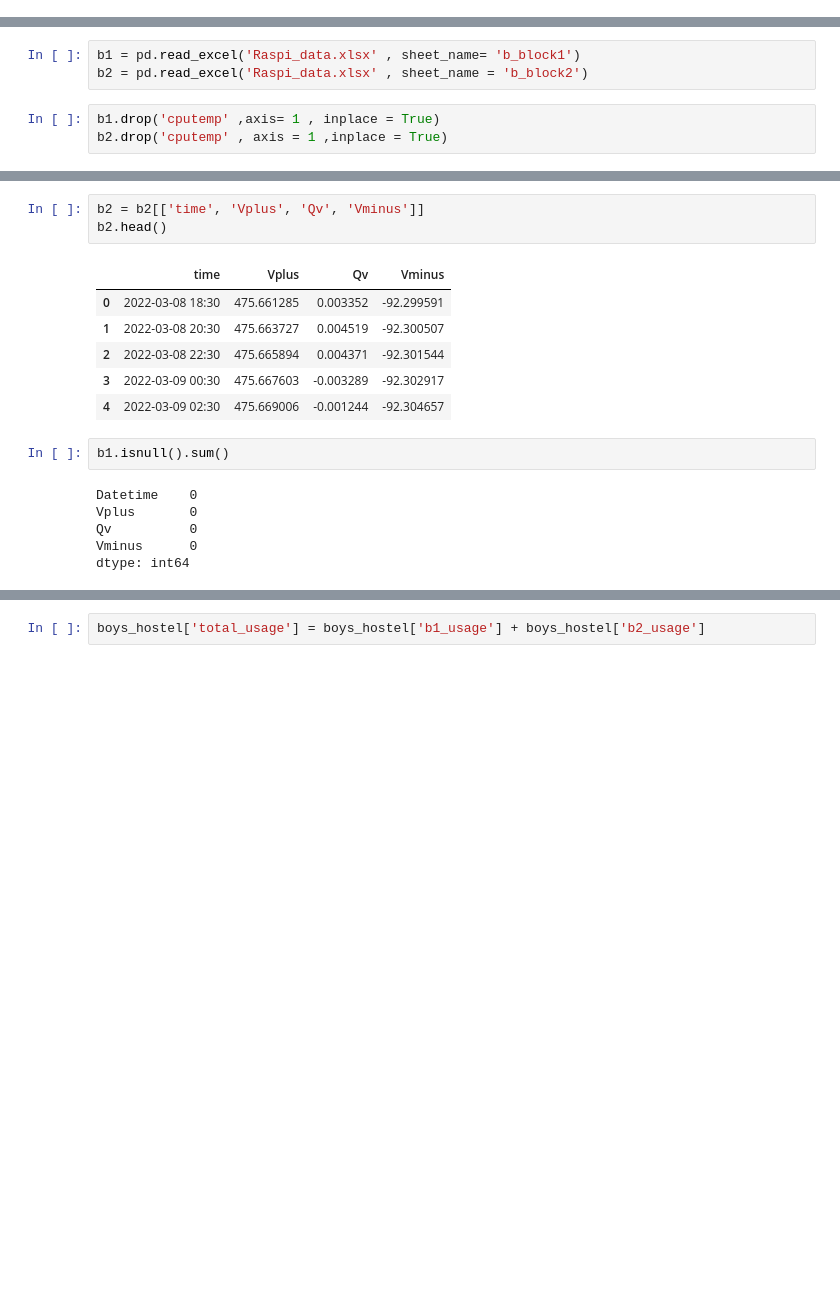
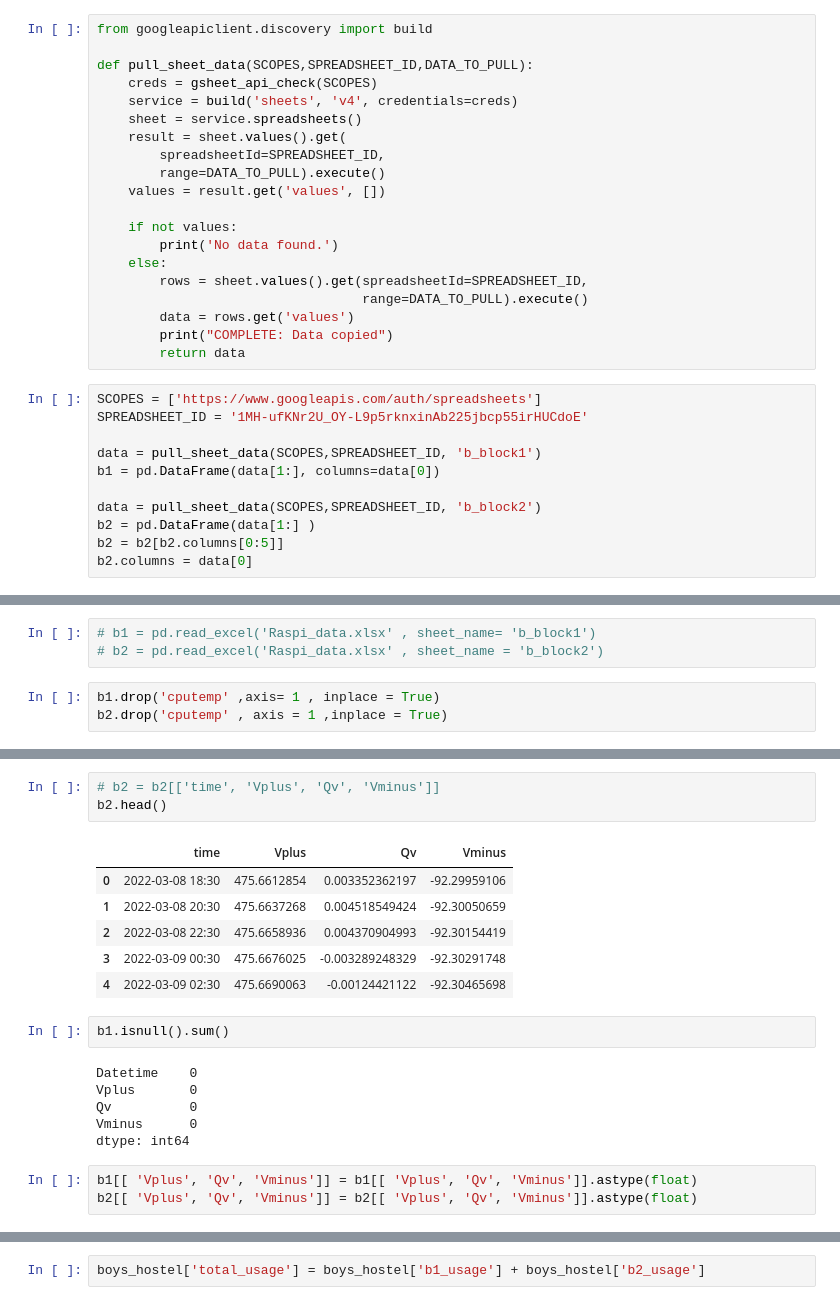
Before and after one commit to digital-twin-water-management/digital-twin-ml-model, a Jupyter notebook: b-block.ipynb, the cells around one changed output, grey strips where cells are left out. Saved outputs shown, nothing was run; the diff lists cells and outputs as text; blank space fills up the shorter version.

```diff
--- a/b-block.ipynb
+++ b/b-block.ipynb
@@ -4,0 +25,31 @@ import matplotlib.pyplot as plt
+# %%
+from googleapiclient.discovery import build
+
+def pull_sheet_data(SCOPES,SPREADSHEET_ID,DATA_TO_PULL):
+    creds = gsheet_api_check(SCOPES)
+    service = build('sheets', 'v4', credentials=creds)
+    sheet = service.spreadsheets()
+    result = sheet.values().get(
+        spreadsheetId=SPREADSHEET_ID,
+        range=DATA_TO_PULL).execute()
+    values = result.get('values', [])
+
+    if not values:
+        print('No data found.')
+    else:
+        rows = sheet.values().get(spreadsheetId=SPREADSHEET_ID,
+                                  range=DATA_TO_PULL).execute()
+        data = rows.get('values')
+        print("COMPLETE: Data copied")
+        return data
+# %%
+SCOPES = ['https://www.googleapis.com/auth/spreadsheets']
+SPREADSHEET_ID = '1MH-ufKNr2U_OY-L9p5rknxinAb225jbcp55irHUCdoE'
+
+data = pull_sheet_data(SCOPES,SPREADSHEET_ID, 'b_block1')
+b1 = pd.DataFrame(data[1:], columns=data[0])
+
+data = pull_sheet_data(SCOPES,SPREADSHEET_ID, 'b_block2')
+b2 = pd.DataFrame(data[1:] )
+b2 = b2[b2.columns[0:5]]
+b2.columns = data[0]
@@ -5,6 +59,6 @@ import matplotlib.pyplot as plt
 # %%
-b1 = pd.read_excel('Raspi_data.xlsx' , sheet_name= 'b_block1')
-b2 = pd.read_excel('Raspi_data.xlsx' , sheet_name = 'b_block2')
+# b1 = pd.read_excel('Raspi_data.xlsx' , sheet_name= 'b_block1')
+# b2 = pd.read_excel('Raspi_data.xlsx' , sheet_name = 'b_block2')
 # %%
 b1.drop('cputemp' ,axis= 1 , inplace = True)
 b2.drop('cputemp' , axis = 1 ,inplace = True)
@@ -20,13 +74,13 @@ b1.head()
 # %%
-b2 = b2[['time', 'Vplus', 'Qv', 'Vminus']]
+# b2 = b2[['time', 'Vplus', 'Qv', 'Vminus']]
 b2.head()
 # %% [output]
 |  | time | Vplus | Qv | Vminus |
-| 0 | 2022-03-08 18:30 | 475.661285 | 0.003352 | -92.299591 |
-| 1 | 2022-03-08 20:30 | 475.663727 | 0.004519 | -92.300507 |
-| 2 | 2022-03-08 22:30 | 475.665894 | 0.004371 | -92.301544 |
-| 3 | 2022-03-09 00:30 | 475.667603 | -0.003289 | -92.302917 |
-| 4 | 2022-03-09 02:30 | 475.669006 | -0.001244 | -92.304657 |
+| 0 | 2022-03-08 18:30 | 475.6612854 | 0.003352362197 | -92.29959106 |
+| 1 | 2022-03-08 20:30 | 475.6637268 | 0.004518549424 | -92.30050659 |
+| 2 | 2022-03-08 22:30 | 475.6658936 | 0.004370904993 | -92.30154419 |
+| 3 | 2022-03-09 00:30 | 475.6676025 | -0.003289248329 | -92.30291748 |
+| 4 | 2022-03-09 02:30 | 475.6690063 | -0.00124421122 | -92.30465698 |
 # %%
 b1.isnull().sum()
 # %% [output]
@@ -35,6 +89,9 @@ Vplus       0
 Qv          0
 Vminus      0
 dtype: int64
+# %%
+b1[[ 'Vplus', 'Qv', 'Vminus']] = b1[[ 'Vplus', 'Qv', 'Vminus']].astype(float)
+b2[[ 'Vplus', 'Qv', 'Vminus']] = b2[[ 'Vplus', 'Qv', 'Vminus']].astype(float)
 # %%
 b1.info()
 # %% [output]
```
Also changed, not shown: parts of 36 cells of this notebook, 7 other files.
